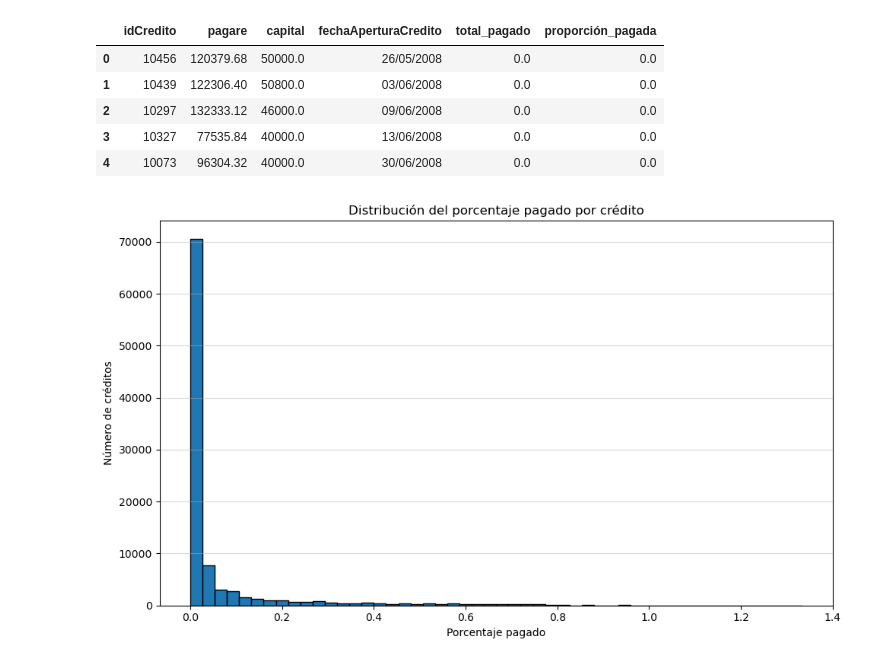
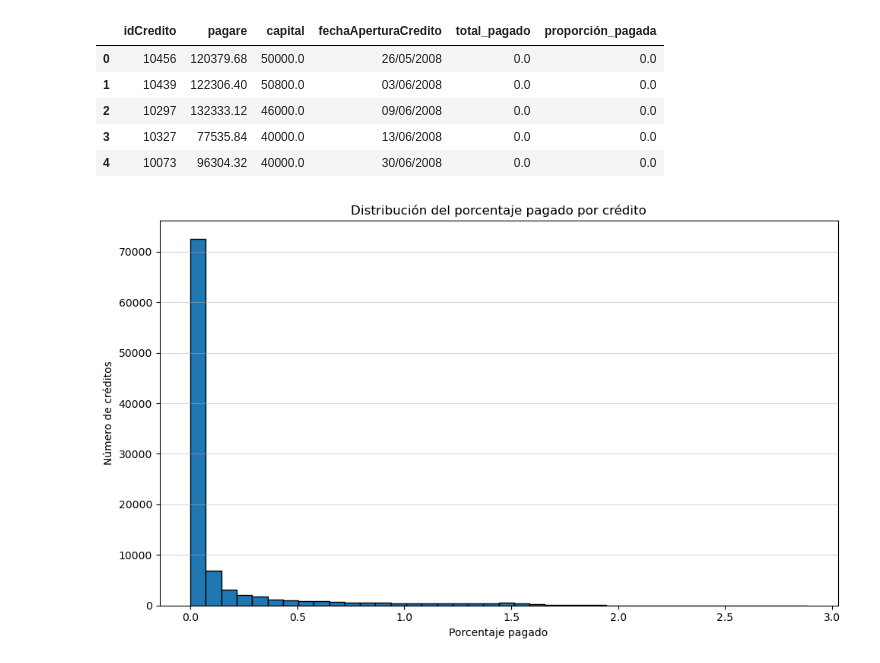
Before and after one commit to allfunso/Qubitos-Datathon, a Jupyter notebook: experiments.ipynb, the cells around one changed output. Cells and saved outputs as stored; diff of their text form; code cells hidden in the pictures.

Commit message:
Update histograms

```diff
--- a/experiments.ipynb
+++ b/experiments.ipynb
@@ -200,11 +200,11 @@ df_creditos = df_creditos.rename(columns={'idcredito': 'idCredito'}, )
 pagos_por_credito = cobros_detallados.groupby('idCredito', as_index=False)['montoCobrado'].sum()
 pagos_por_credito.rename(columns={'montoCobrado': 'total_pagado'}, inplace=True)
 
-df_comparacion = pd.merge(df_creditos, pagos_por_credito, on='idCredito', how='left')
+df_comparacion = df_creditos.merge(pagos_por_credito, on='idCredito', how='left')
 
 df_comparacion['total_pagado'] = df_comparacion['total_pagado'].fillna(0)
 
-df_comparacion['proporción_pagada'] = df_comparacion['total_pagado'] / df_comparacion['pagare']
+df_comparacion['proporción_pagada'] = df_comparacion['total_pagado'] / df_comparacion['capital']
 
 df_comparacion.head()
 # %% [output]
@@ -216,12 +216,12 @@ df_comparacion.head()
 | 4 | 10073 | 96304.32 | 40000.0 | 30/06/2008 | 0.0 | 0.0 |
 # %%
 plt.figure(figsize=(10, 6))
-plt.hist(df_comparacion['proporción_pagada'], bins=50, edgecolor='black')
+plt.hist(df_comparacion['proporción_pagada'], bins=40, edgecolor='black')
 plt.title('Distribución del porcentaje pagado por crédito')
 plt.xlabel('Porcentaje pagado')
 plt.ylabel('Número de créditos')
 plt.grid(axis='y', alpha=0.5)
 plt.tight_layout()
 plt.show()
 # %% [output]
-[figure, old version]
+[figure, new version]
```
Also changed, not shown: parts of 4 cells of this notebook.
